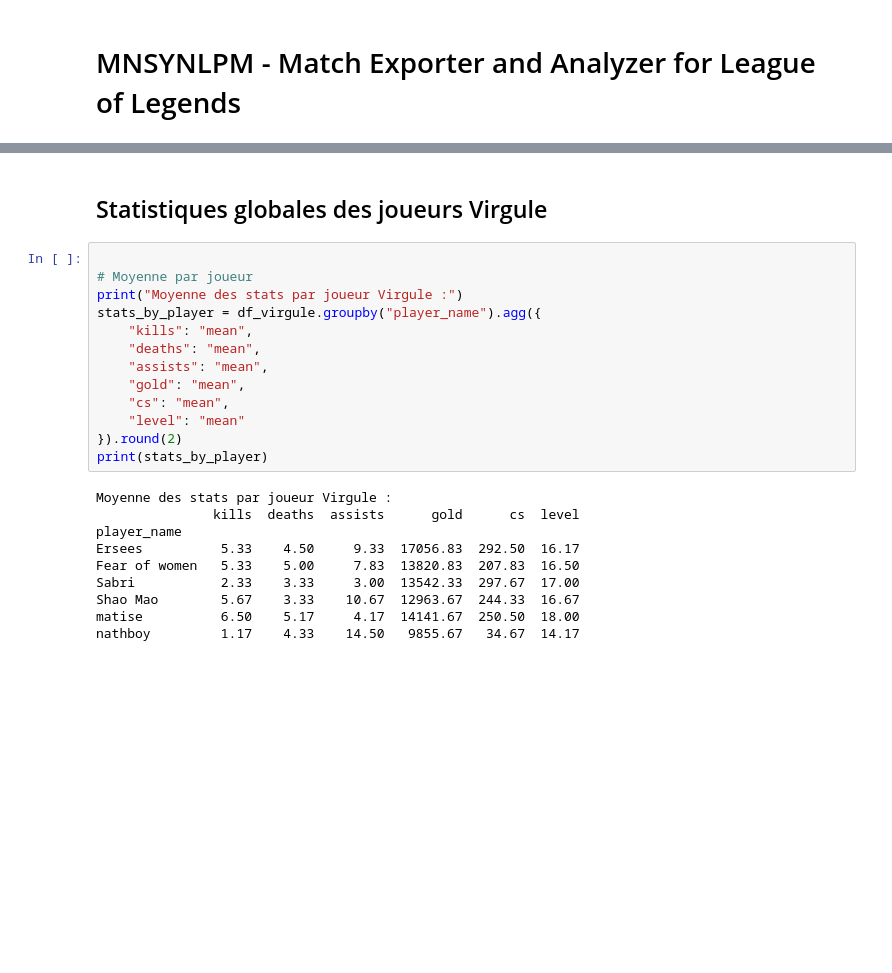
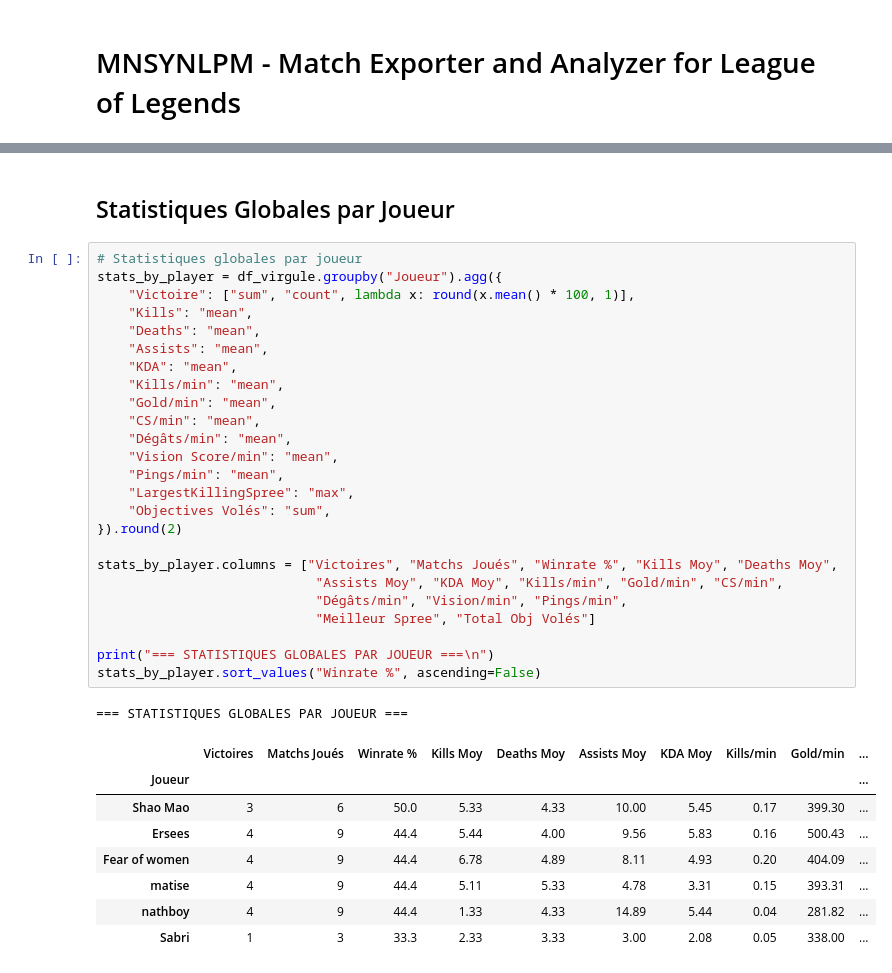
Before and after one commit to bloonsboy/MNSYNLPM, a Jupyter notebook: statistics.ipynb, the cells around one changed output, grey strips where cells are left out. Saved outputs shown, nothing was run; the diff lists cells and outputs as text; blank space fills up the shorter version.

```diff
--- a/statistics.ipynb
+++ b/statistics.ipynb
@@ -165,26 +164,38 @@ Premières lignes du dataframe (stats brutes + par minute) :
 # %% [markdown]
-## Statistiques globales des joueurs Virgule
+## Statistiques Globales par Joueur
 # %%
+# Statistiques globales par joueur
+stats_by_player = df_virgule.groupby("Joueur").agg({
+    "Victoire": ["sum", "count", lambda x: round(x.mean() * 100, 1)],
+    "Kills": "mean",
+    "Deaths": "mean",
+    "Assists": "mean",
+    "KDA": "mean",
+    "Kills/min": "mean",
+    "Gold/min": "mean",
+    "CS/min": "mean",
+    "Dégâts/min": "mean",
+    "Vision Score/min": "mean",
+    "Pings/min": "mean",
+    "LargestKillingSpree": "max",
+    "Objectives Volés": "sum",
+}).round(2)
 
-# Moyenne par joueur
-print("Moyenne des stats par joueur Virgule :")
-stats_by_player = df_virgule.groupby("player_name").agg({
-    "kills": "mean",
-    "deaths": "mean",
-    "assists": "mean",
-    "gold": "mean",
-    "cs": "mean",
-    "level": "mean"
-}).round(2)
-print(stats_by_player)
+stats_by_player.columns = ["Victoires", "Matchs Joués", "Winrate %", "Kills Moy", "Deaths Moy",
+                            "Assists Moy", "KDA Moy", "Kills/min", "Gold/min", "CS/min",
+                            "Dégâts/min", "Vision/min", "Pings/min",
+                            "Meilleur Spree", "Total Obj Volés"]
+
+print("=== STATISTIQUES GLOBALES PAR JOUEUR ===\n")
+stats_by_player.sort_values("Winrate %", ascending=False)
 # %% [output]
-Moyenne des stats par joueur Virgule :
-               kills  deaths  assists      gold      cs  level
-player_name
-Ersees          5.33    4.50     9.33  17056.83  292.50  16.17
-Fear of women   5.33    5.00     7.83  13820.83  207.83  16.50
-Sabri           2.33    3.33     3.00  13542.33  297.67  17.00
-Shao Mao        5.67    3.33    10.67  12963.67  244.33  16.67
-matise          6.50    5.17     4.17  14141.67  250.50  18.00
-nathboy         1.17    4.33    14.50   9855.67   34.67  14.17
+=== STATISTIQUES GLOBALES PAR JOUEUR ===
+|  | Victoires | Matchs Joués | Winrate % | Kills Moy | Deaths Moy | Assists Moy | KDA Moy | Kills/min | Gold/min | ... |
+| Joueur |  |  |  |  |  |  |  |  |  | ... |
+| Shao Mao | 3 | 6 | 50.0 | 5.33 | 4.33 | 10.00 | 5.45 | 0.17 | 399.30 | ... |
+| Ersees | 4 | 9 | 44.4 | 5.44 | 4.00 | 9.56 | 5.83 | 0.16 | 500.43 | ... |
+| Fear of women | 4 | 9 | 44.4 | 6.78 | 4.89 | 8.11 | 4.93 | 0.20 | 404.09 | ... |
+| matise | 4 | 9 | 44.4 | 5.11 | 5.33 | 4.78 | 3.31 | 0.15 | 393.31 | ... |
+| nathboy | 4 | 9 | 44.4 | 1.33 | 4.33 | 14.89 | 5.44 | 0.04 | 281.82 | ... |
+| Sabri | 1 | 3 | 33.3 | 2.33 | 3.33 | 3.00 | 2.08 | 0.05 | 338.00 | ... |
 # %%
```
Also changed, not shown: parts of 18 cells of this notebook, 9 other files.
